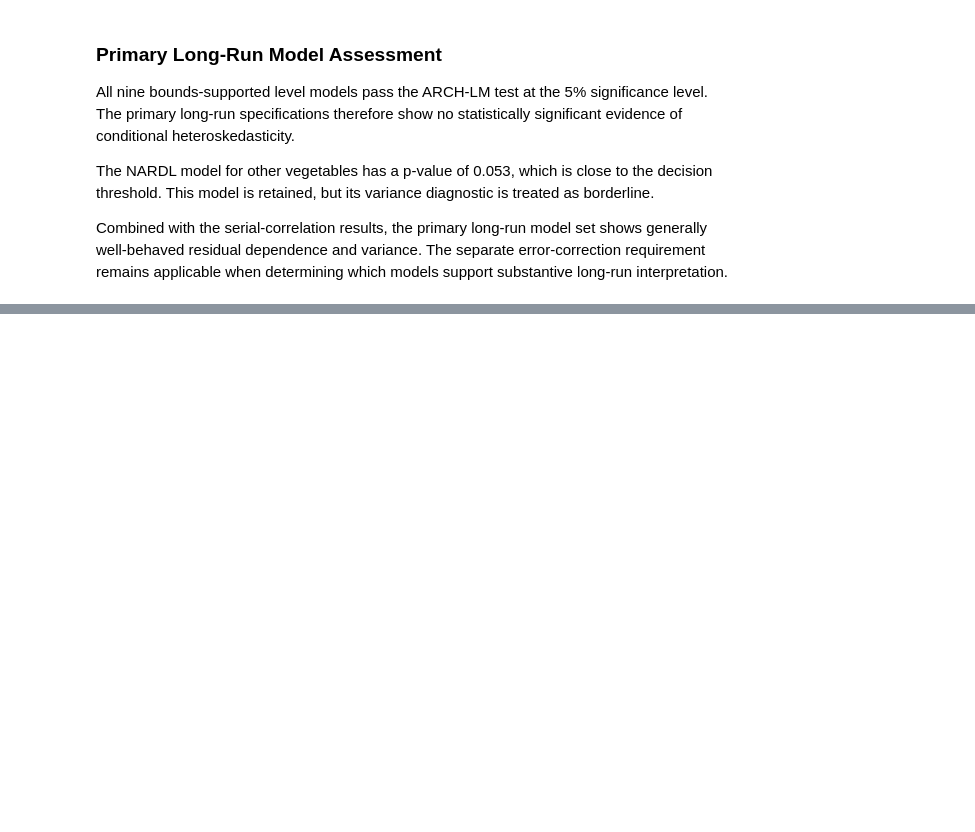
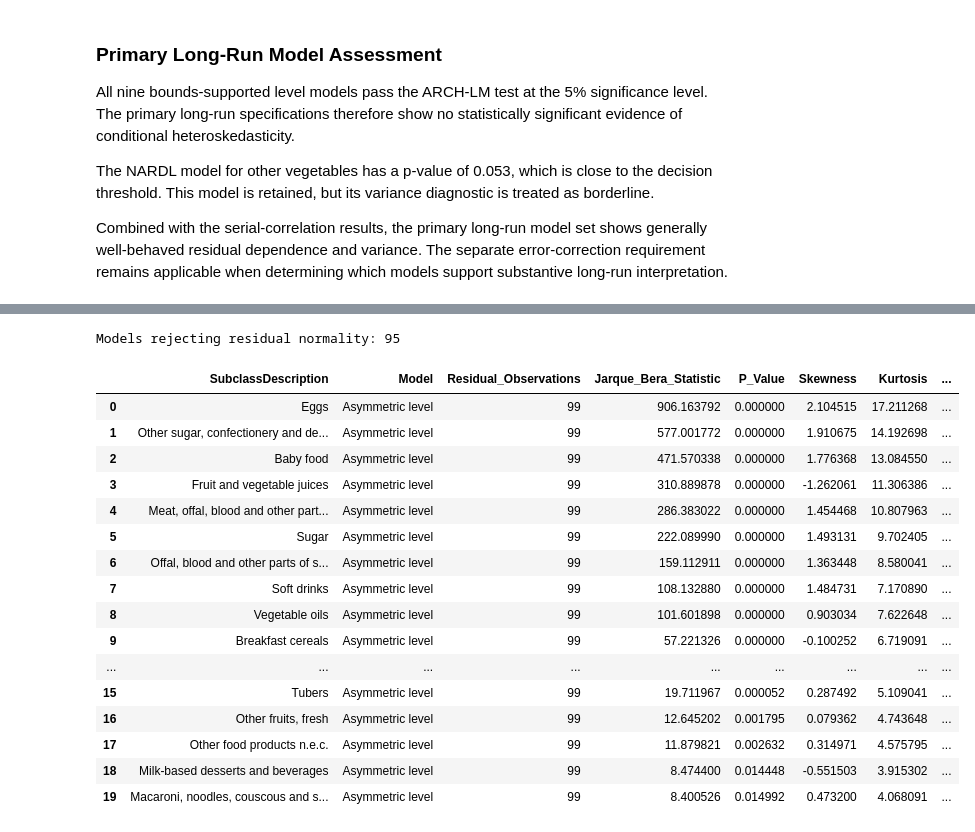
Before and after one commit to MasindiManaga/ERPT_ML_Research, a Jupyter notebook: notebooks/07_Econometric_Results_and_Diagnostics.ipynb, the cells around one changed output, grey strips where cells are left out. Drawn from its saved outputs; the diff is of its cells as text; code cells hidden in the pictures; blank space fills up the shorter version.

Commit message:
Assessing Residual Normality

```diff
--- a/notebooks/07_Econometric_Results_and_Diagnostics.ipynb
+++ b/notebooks/07_Econometric_Results_and_Diagnostics.ipynb
@@ -1071,0 +1149,39 @@ Combined with the serial-correlation results, the primary long-run model set sho
+# %%
+# identify Non-Normal Residuals
+
+normality_failures = (
+    normality_results.loc[
+        ~normality_results["Normal_Residuals"]
+    ]
+    .sort_values(["Model", "P_Value"])
+    .reset_index(drop=True)
+)
+
+print(
+    "Models rejecting residual normality:",
+    len(normality_failures),
+)
+
+if normality_failures.empty:
+    print("All models pass the Jarque–Bera test.")
+else:
+    display(normality_failures.head(20))
+# %% [output]
+Models rejecting residual normality: 95
+|  | SubclassDescription | Model | Residual_Observations | Jarque_Bera_Statistic | P_Value | Skewness | Kurtosis | ... |
+| 0 | Eggs | Asymmetric level | 99 | 906.163792 | 0.000000 | 2.104515 | 17.211268 | ... |
+| 1 | Other sugar, confectionery and de... | Asymmetric level | 99 | 577.001772 | 0.000000 | 1.910675 | 14.192698 | ... |
+| 2 | Baby food | Asymmetric level | 99 | 471.570338 | 0.000000 | 1.776368 | 13.084550 | ... |
+| 3 | Fruit and vegetable juices | Asymmetric level | 99 | 310.889878 | 0.000000 | -1.262061 | 11.306386 | ... |
+| 4 | Meat, offal, blood and other part... | Asymmetric level | 99 | 286.383022 | 0.000000 | 1.454468 | 10.807963 | ... |
+| 5 | Sugar | Asymmetric level | 99 | 222.089990 | 0.000000 | 1.493131 | 9.702405 | ... |
+| 6 | Offal, blood and other parts of s... | Asymmetric level | 99 | 159.112911 | 0.000000 | 1.363448 | 8.580041 | ... |
+| 7 | Soft drinks | Asymmetric level | 99 | 108.132880 | 0.000000 | 1.484731 | 7.170890 | ... |
+| 8 | Vegetable oils | Asymmetric level | 99 | 101.601898 | 0.000000 | 0.903034 | 7.622648 | ... |
+| 9 | Breakfast cereals | Asymmetric level | 99 | 57.221326 | 0.000000 | -0.100252 | 6.719091 | ... |
+| ... | ... | ... | ... | ... | ... | ... | ... | ... |
+| 15 | Tubers | Asymmetric level | 99 | 19.711967 | 0.000052 | 0.287492 | 5.109041 | ... |
+| 16 | Other fruits, fresh | Asymmetric level | 99 | 12.645202 | 0.001795 | 0.079362 | 4.743648 | ... |
+| 17 | Other food products n.e.c. | Asymmetric level | 99 | 11.879821 | 0.002632 | 0.314971 | 4.575795 | ... |
+| 18 | Milk-based desserts and beverages | Asymmetric level | 99 | 8.474400 | 0.014448 | -0.551503 | 3.915302 | ... |
+| 19 | Macaroni, noodles, couscous and s... | Asymmetric level | 99 | 8.400526 | 0.014992 | 0.473200 | 4.068091 | ... |
```
Also changed, not shown: parts of 3 cells of this notebook.
